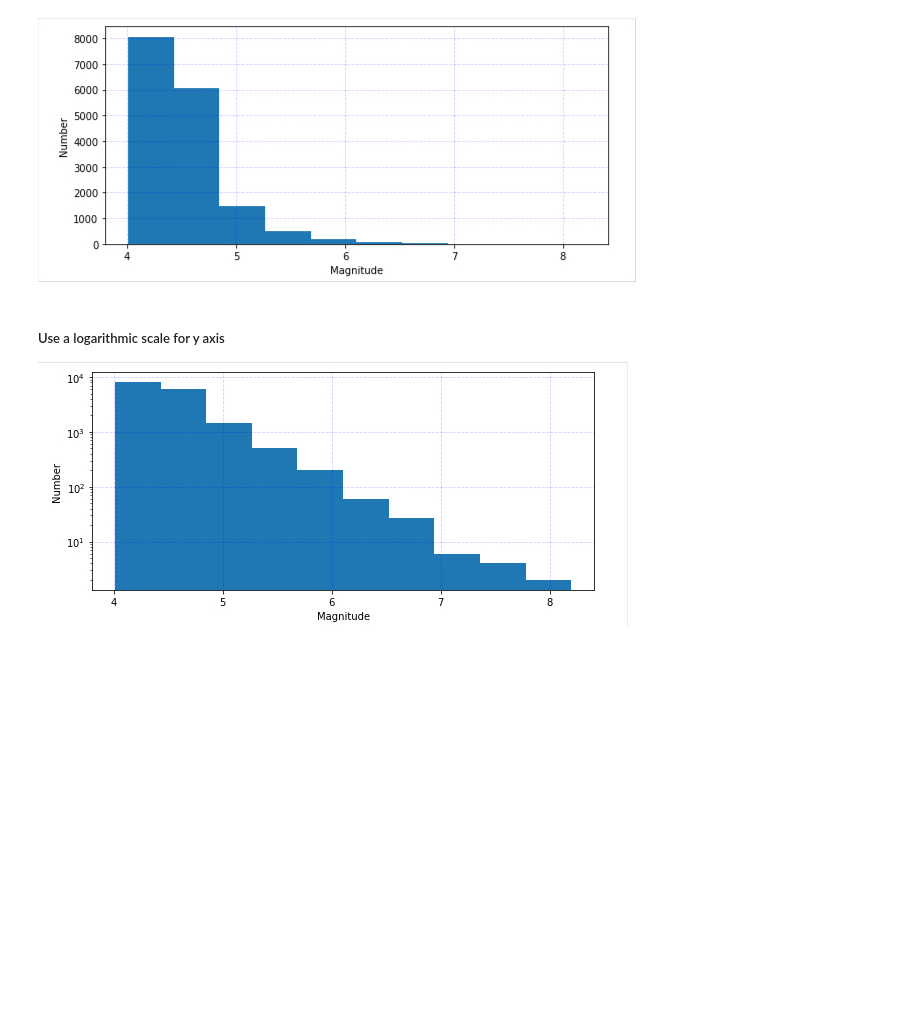
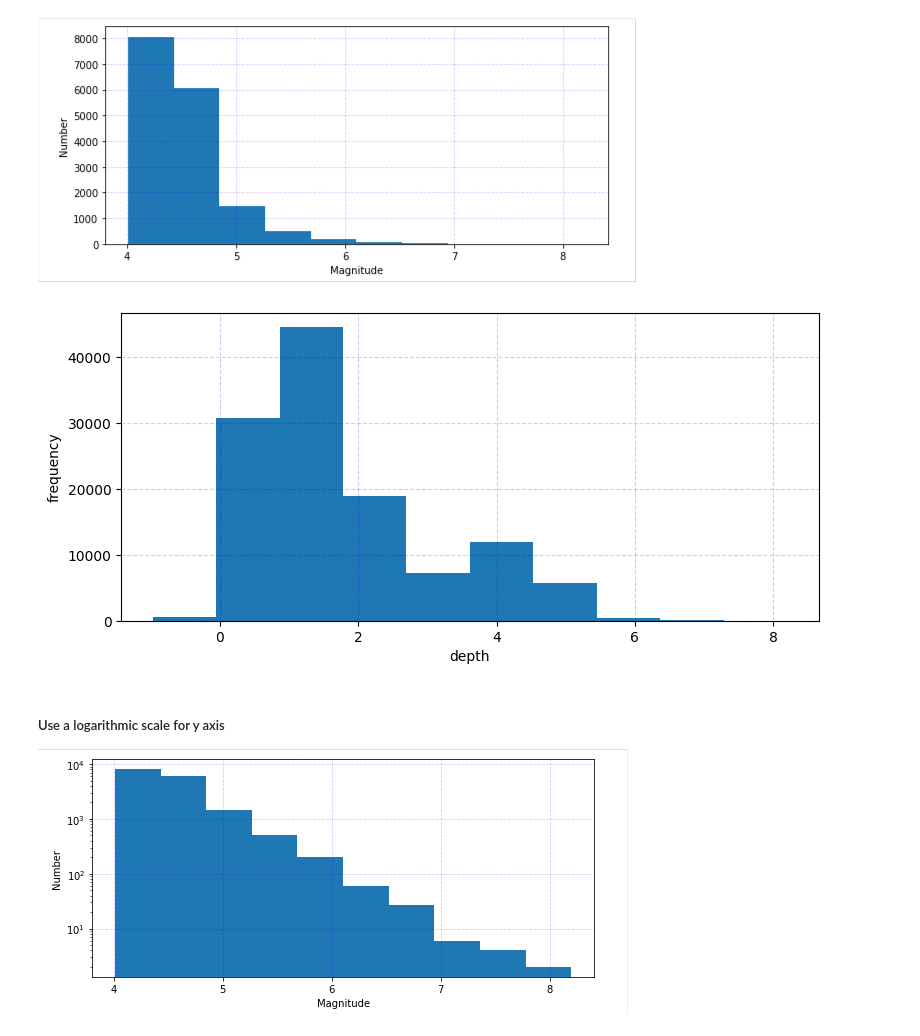
Before and after one commit to NathR-tiny/2025_Intro_Python, a Jupyter notebook: notebook/W3_S1.ipynb, the cells around one changed output. Saved outputs shown, nothing was run; the diff lists cells and outputs as text; code cells hidden in the pictures; blank space fills up the shorter version.

```diff
--- a/notebook/W3_S1.ipynb
+++ b/notebook/W3_S1.ipynb
@@ -78,8 +78,8 @@ Check out these tutorials if you have doubts about what these functions do.
 # %%
 #@markdown Fill in the blank version. Double click to reveal
 # Open the URL as a Pandas' DataFrame
-df = pd.read_csv(__)
+df = pd.read_csv(datafile)
 # Display first few rows
-df.____()
+df.head()
 # Display DataFrame info
-df.____()
+df.info()
@@ -103,8 +121,8 @@ Hint: The documentation for `.read_csv()` function is [here](https://pandas.pyda
 # %%
 #@markdown Fill in the blank version. Double click to reveal
 # Re-read the URL
-df = pd.read_csv(__,__=__)
+df = pd.read_csv(df,'Non-Null'='datetime')
 # Use the `head` function to check that it worked
-df.___()
+df.head()
 # Use the `info` function to check that it worked
-df.___()
+df.info()
@@ -226,12 +352,14 @@ Hint: `Pandas` has a histogram function documented [at this link](https://pandas
 # Make a figure and plot the histogram
 # %%
 #@markdown Fill in the blank version. Double click to reveal
-__,__ = plt.subplots(figsize=(9,4))
+fig, ax = plt.subplots(figsize=(9,4))
 # Make the histogram
-____.__.____
-__.__________('______') # X axis label
-__._______('_____') # Y axis label
-__._____(alpha=0.2,c='b',ls='--')
+ax.hist(df['mag'])
+ax.set_xlabel('depth')  # wrong label
+ax.set_ylabel('frequency')  # generic, imprecise
+ax.grid(alpha=0.2,c='b',ls='--')
+# %% [output]
+[figure, added]
 # %% [markdown]
 ##### Use a logarithmic scale for y axis
 
```
Also changed, not shown: parts of 14 cells of this notebook.
